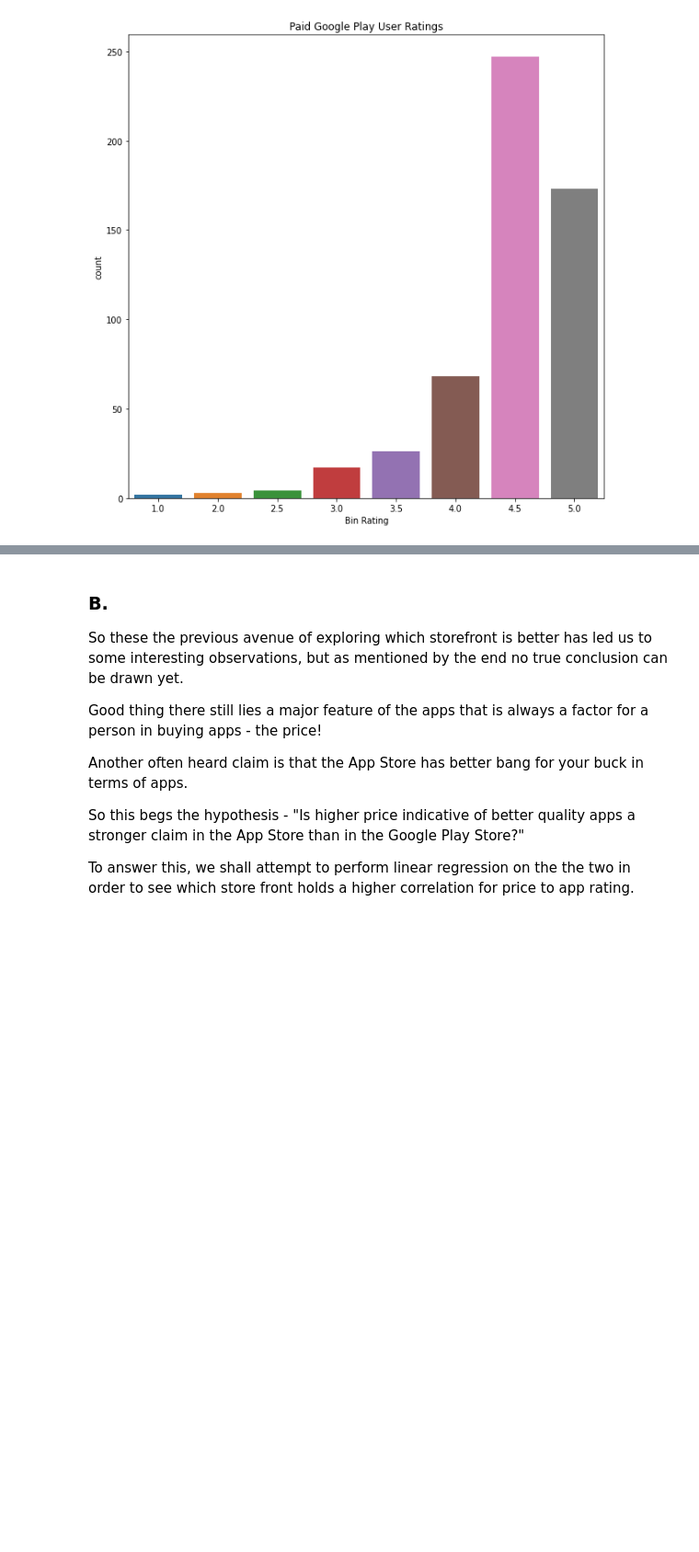
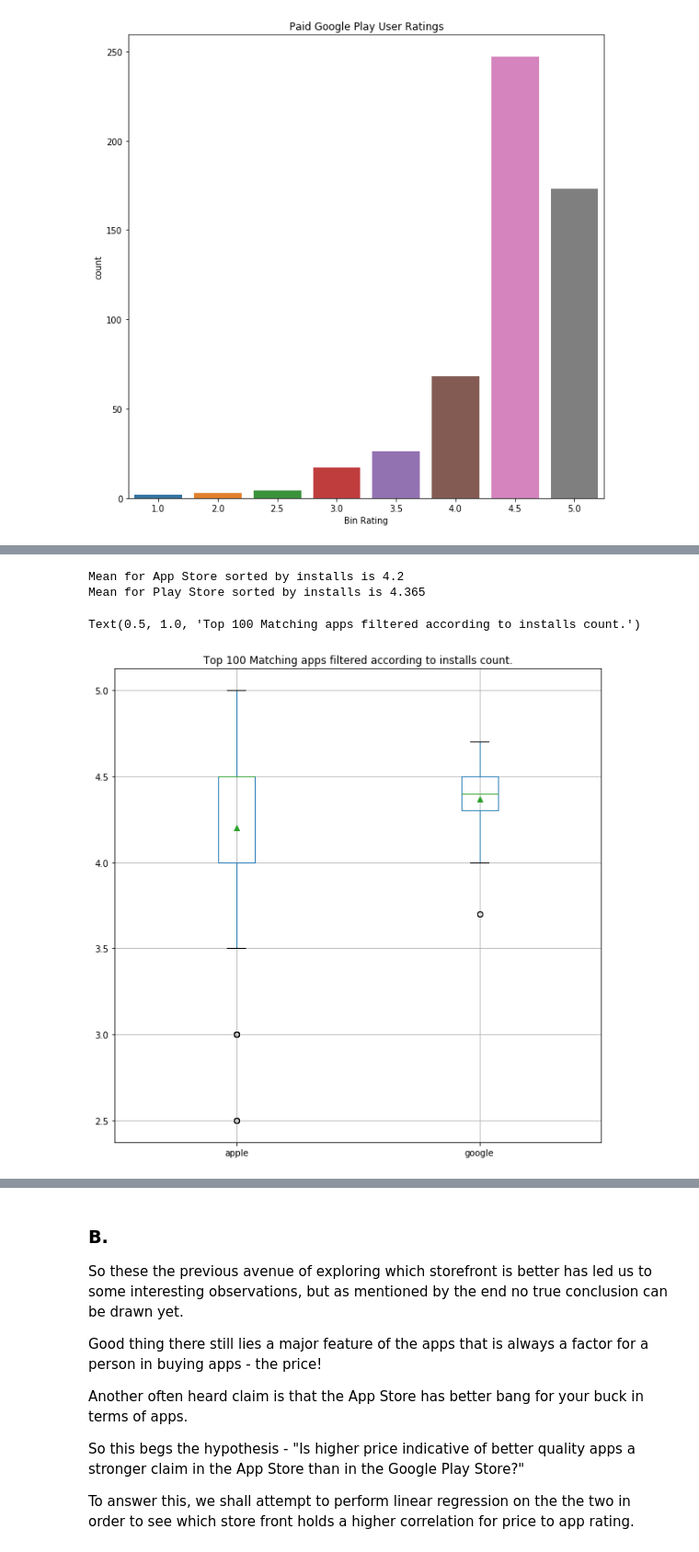
Before and after one commit to RJN-2B/DSLimNguyen, a Jupyter notebook: nb/Deliverable2.ipynb, the cells around one changed output, grey strips where cells are left out. Shown at 92% size. Cells and saved outputs as stored; diff of their text form; code cells hidden in the pictures; blank space fills up the shorter version.

Commit message:
added matching of top100 reorganized and added words based off of comments

```diff
--- a/nb/Deliverable2.ipynb
+++ b/nb/Deliverable2.ipynb
@@ -360,0 +439,27 @@ temp_both.boxplot(showmeans=True, figsize = (10,10) )
+# %%
+joined = pd.merge(a_temp, g_temp, left_index = True, right_index = True)
+
+sortedRatingsCount = joined.sort_values(by=['Rating Count'], ascending=False)
+sortedInstallsCount = joined.sort_values(by=['Installs_plus'], ascending=False)
+# %%
+sortedRatingsCount_a = sortedRatingsCount[['Rating_Apple']]
+sortedRatingsCount_g = sortedRatingsCount[['Rating_Play']]
+
+sortedInstallsCount_a = sortedInstallsCount[['Rating_Apple']]
+sortedInstallsCount_g = sortedInstallsCount[['Rating_Play']]
+# %%
+temp_play = list(sortedInstallsCount_g.head(100)['Rating_Play'])
+temp_apple = list(sortedInstallsCount_a.head(100)['Rating_Apple'])
+print("Mean for App Store sorted by installs is" ,(sortedInstallsCount_a.head(100).Rating_Apple.mean()))
+print("Mean for Play Store sorted by installs is" ,(sortedInstallsCount_g.head(100).Rating_Play.mean()))
+temp_both = pd.DataFrame()
+temp_both['apple'] = temp_apple
+temp_both['google'] = temp_play
+plt.figure(figsize = (10,10))
+temp_both.boxplot(showmeans=True, figsize = (10,10))
+plt.title('Top 100 Matching apps filtered according to installs count.')
+# %% [output]
+Mean for App Store sorted by installs is 4.2
+Mean for Play Store sorted by installs is 4.365
+Text(0.5, 1.0, 'Top 100 Matching apps filtered according to installs count.')
+[figure, added]
```
Also changed, not shown: parts of 30 cells of this notebook.
